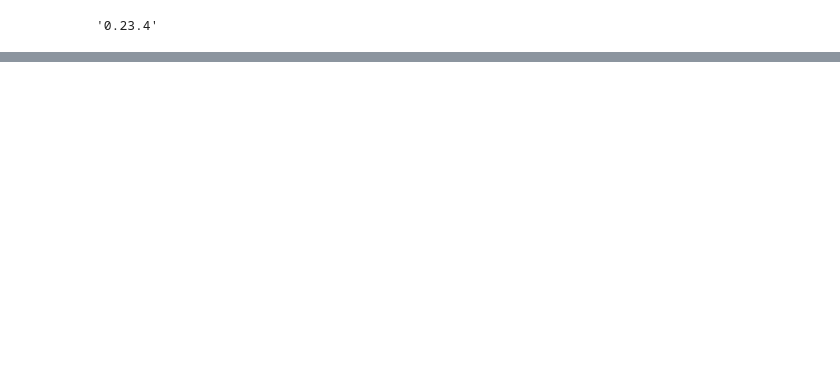
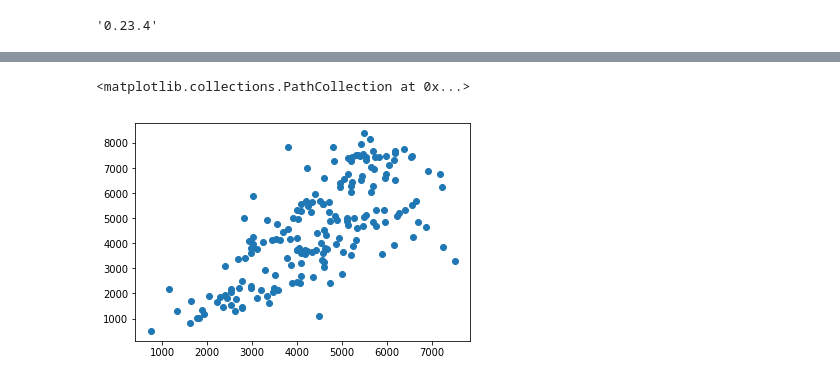
Before and after one commit to data-ml/advanced_training, a Jupyter notebook: 01.1 Review of Supervised Learning.ipynb, the cells around one changed output, grey strips where cells are left out. Saved outputs shown, nothing was run; the diff lists cells and outputs as text; code cells hidden in the pictures; blank space fills up the shorter version.

```diff
--- a/01.1 Review of Supervised Learning.ipynb
+++ b/01.1 Review of Supervised Learning.ipynb
@@ -153,3 +132,6 @@ import pandas as pd
 pd.__version__
 # %% [output]
 '0.23.4'
+# %%
+df = pd.read_csv("data/bike_day_raw.csv")
+df.head()
@@ -155,0 +147,4 @@ pd.__version__
+# %%
+X,y  = df.loc[:, df.columns!='cnt'], df.loc[:,df.columns=='cnt']
+# %%
+X_train, X_test, y_train, y_test = train_test_split(X, y, random_state=4)
@@ -155,0 +153,3 @@ pd.__version__
+# %%
+lR = LinearRegression()
+lR.fit(X_train,y_train)
@@ -155,0 +180,5 @@ pd.__version__
+# %%
+plt.scatter(lR.predict(X_test), y_test)
+# %% [output]
+<matplotlib.collections.PathCollection at 0x...>
+[figure, added]
```
Also changed, not shown: parts of 13 cells of this notebook.
